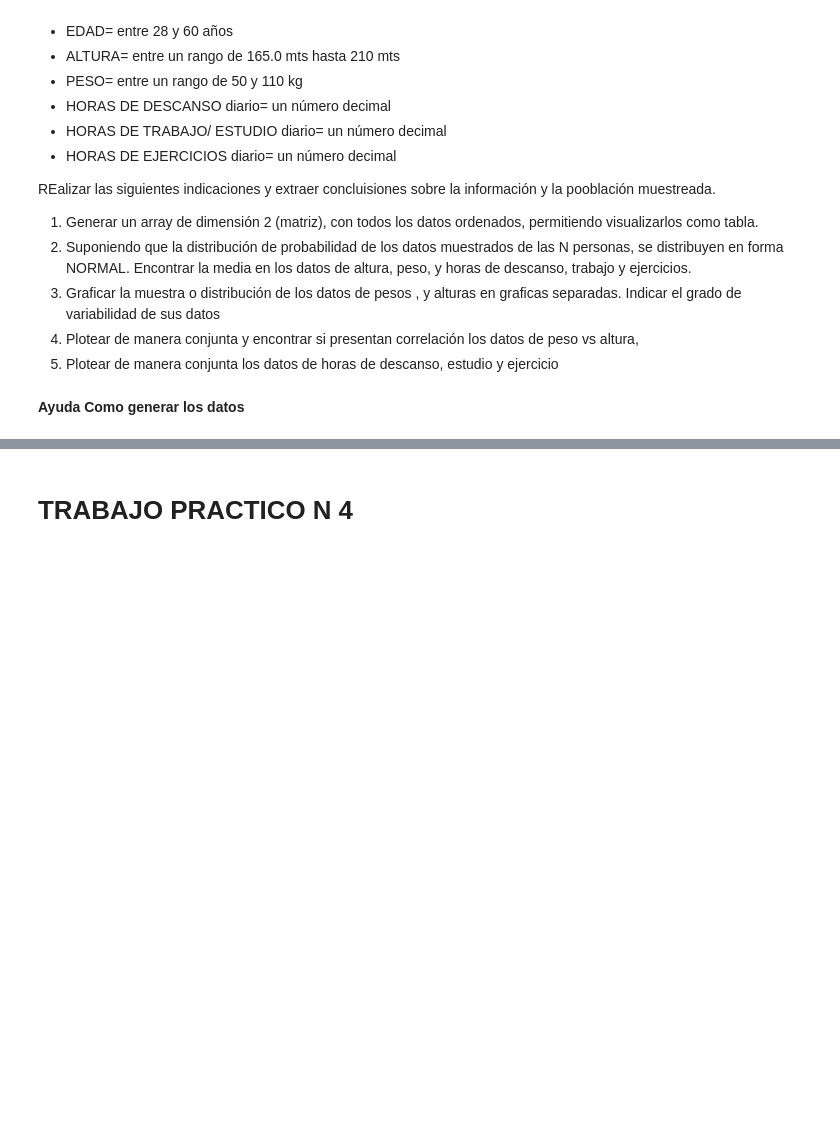
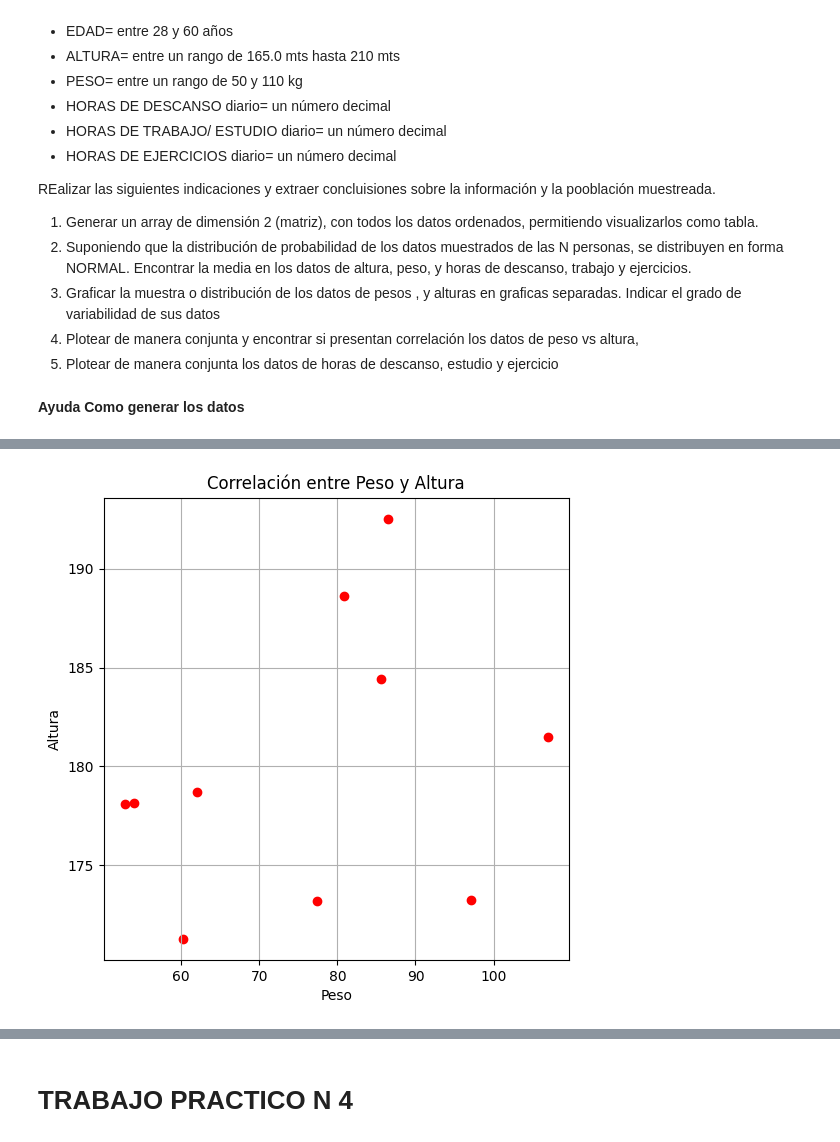
Before and after one commit to ema14bdt/introduccion_ciencia_de_datos, a Jupyter notebook: Copia_de_TP3_TP4_Comision_4.ipynb, the cells around one changed output, grey strips where cells are left out. Saved outputs shown, nothing was run; the diff lists cells and outputs as text; code cells hidden in the pictures; blank space fills up the shorter version.

```diff
--- a/Copia_de_TP3_TP4_Comision_4.ipynb
+++ b/Copia_de_TP3_TP4_Comision_4.ipynb
@@ -419,0 +464,11 @@ datos = generar_datos(N)
+# %%
+# 4) Plotear de manera conjunta y encontrar si presentan correlación los datos de peso vs altura,
+plt.figure(figsize=(6, 6))
+plt.scatter(peso, altura, color='red')
+plt.title('Correlación entre Peso y Altura')
+plt.xlabel('Peso')
+plt.ylabel('Altura')
+plt.grid(True)
+plt.show()
+# %% [output]
+[figure, added]
```
Also changed, not shown: parts of 4 cells of this notebook.
